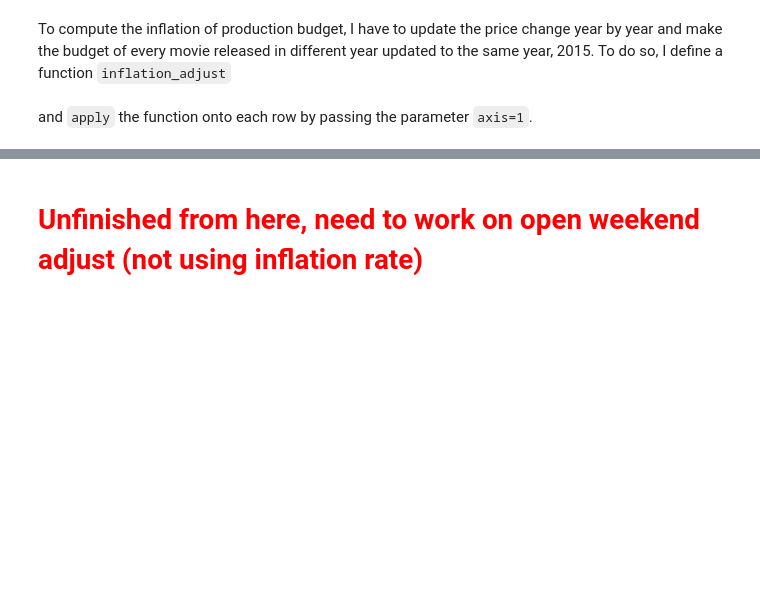
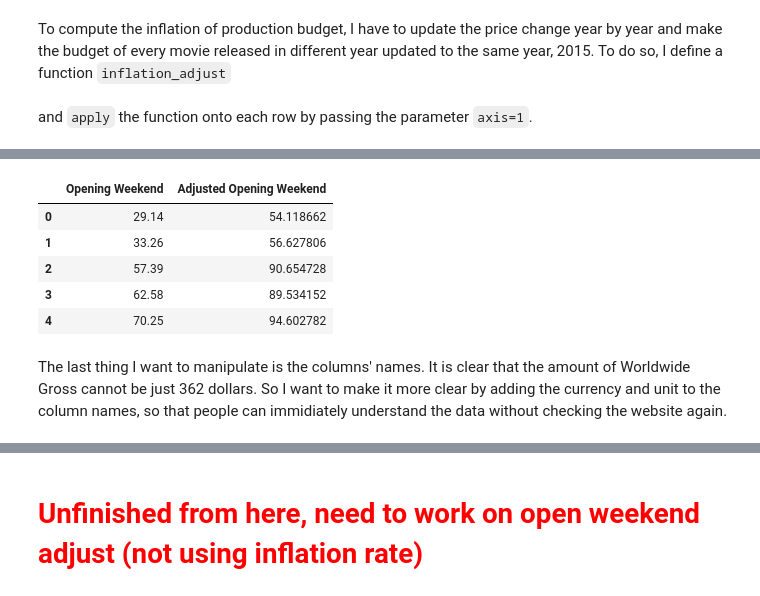
Before and after one commit to YiChanLee/PixarMoviesAnalysis, a Jupyter notebook: Pixar_Movie.ipynb, the cells around one changed output, grey strips where cells are left out. Drawn from its saved outputs; the diff is of its cells as text; code cells hidden in the pictures; blank space fills up the shorter version.

```diff
--- a/Pixar_Movie.ipynb
+++ b/Pixar_Movie.ipynb
@@ -488,0 +505,11 @@ pixar_movies[['Production Budget', 'Adjusted Production Budget']].head()
+# %%
+pixar_movies[["Opening Weekend", "Adjusted Opening Weekend"]].head()
+# %% [output]
+|  | Opening Weekend | Adjusted Opening Weekend |
+| 0 | 29.14 | 54.118662 |
+| 1 | 33.26 | 56.627806 |
+| 2 | 57.39 | 90.654728 |
+| 3 | 62.58 | 89.534152 |
+| 4 | 70.25 | 94.602782 |
+# %% [markdown]
+The last thing I want to manipulate is the columns' names. It is clear that the amount of Worldwide Gross cannot be just 362 dollars. So I want to make it more clear by adding the currency and unit to the column names, so that people can immidiately understand the data without checking the website again.
```
Also changed, not shown: parts of 9 cells of this notebook.
